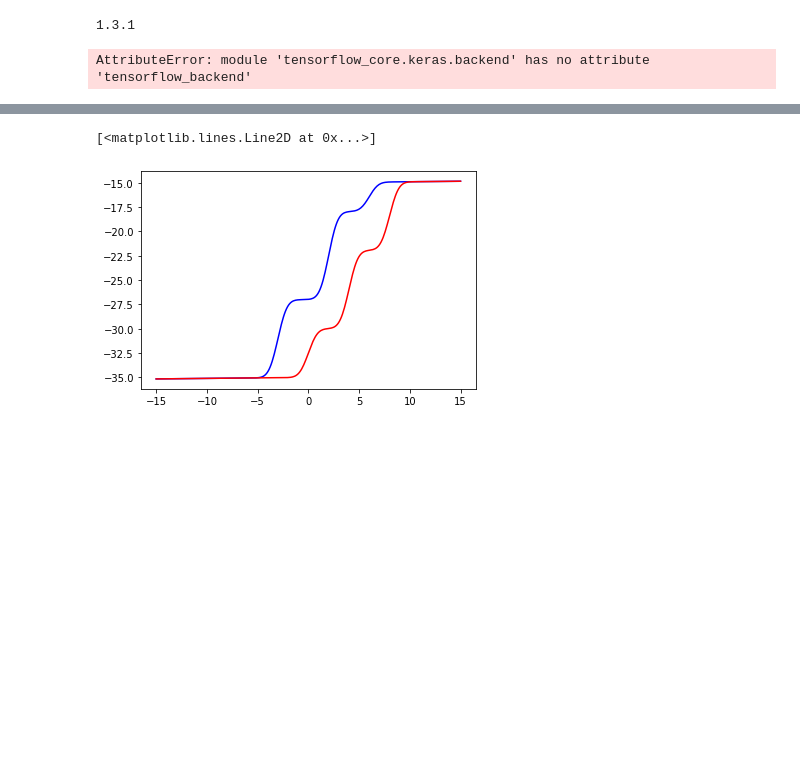
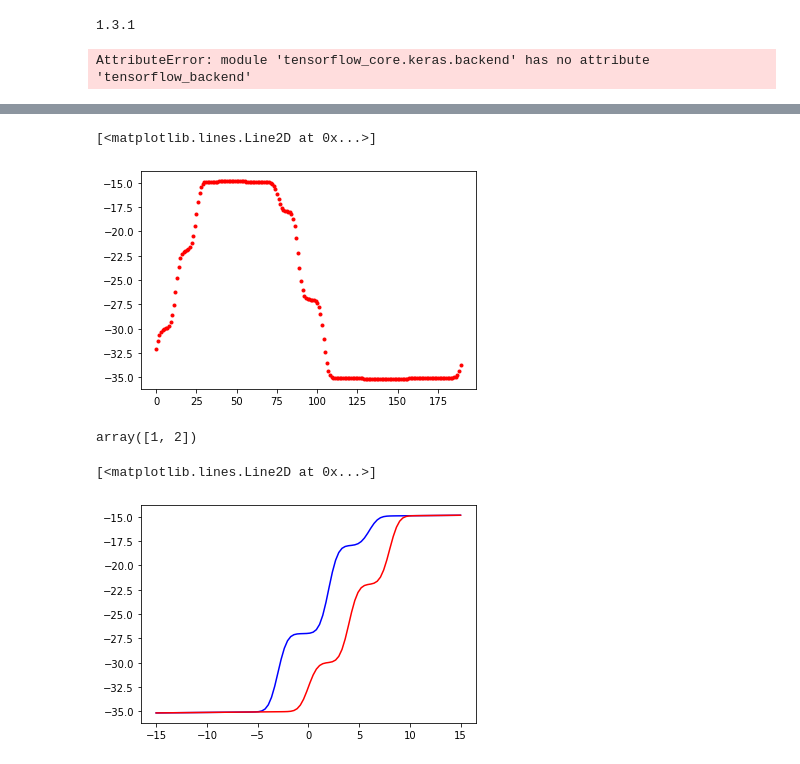
Before and after one commit to shuyuqin/497_MAT_Assignment, a Jupyter notebook: piezoresponse_function.ipynb, the cells around one changed output, grey strips where cells are left out. Cells and saved outputs as stored; diff of their text form; code cells hidden in the pictures; blank space fills up the shorter version.

```diff
--- a/piezoresponse_function.ipynb
+++ b/piezoresponse_function.ipynb
@@ -140,3 +169,15 @@ F2 = F_2(a1, a5, a6, a4, a7, Au1, Au2, Au3, s4, s5, s6, Vtop)
+# %%
+plt.plot(F6,'r.')
+# %% [output]
+[<matplotlib.lines.Line2D at 0x...>]
+[figure, added]
+# %%
+a = [1,2,3,4,6]
+a = np.asarray(a)
+b=a[0:2]
+b
+# %% [output]
+array([1, 2])
 # %%
 plt.plot(Vbot,F1,'b')
 plt.plot(Vtop,F2,'r')
```
Also changed, not shown: parts of 12 cells of this notebook.
